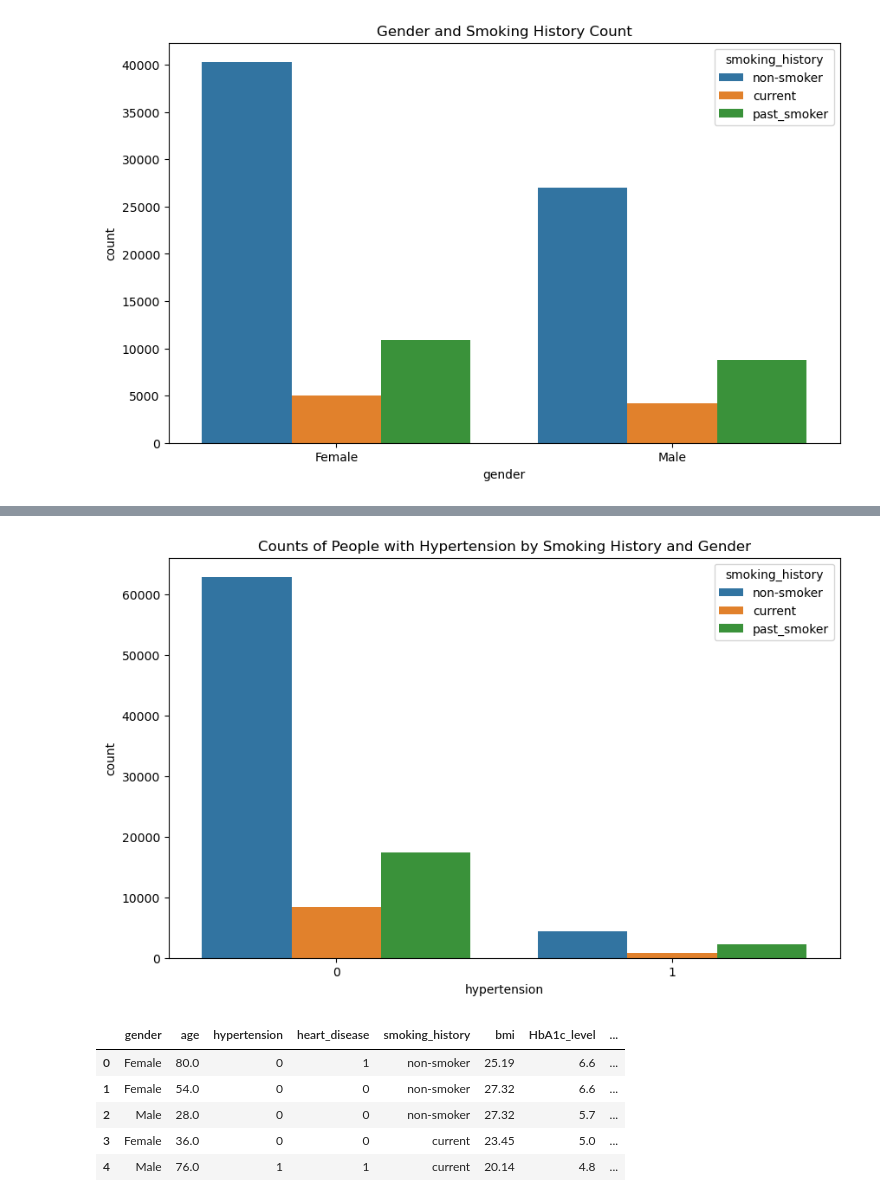
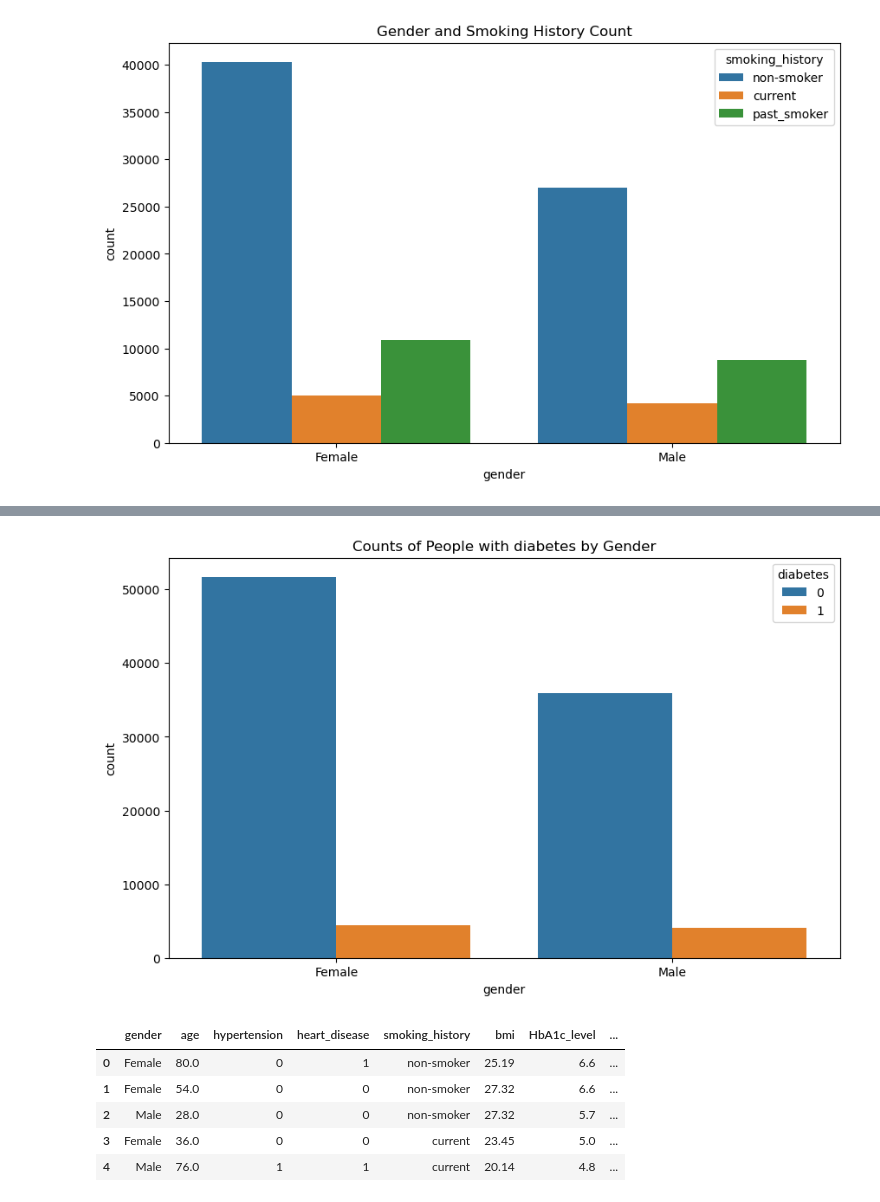
Before and after one commit to fudge-fantastic/Machine-Learning, a Jupyter notebook: Diabetes_Prediction/Untitled.ipynb, the cells around one changed output, grey strips where cells are left out. Cells and saved outputs as stored; diff of their text form; code cells hidden in the pictures.

```diff
--- a/Diabetes_Prediction/Untitled.ipynb
+++ b/Diabetes_Prediction/Untitled.ipynb
@@ -229,10 +244,10 @@ plt.show()
 # %%
 plt.figure(figsize=(10, 6))
-sns.countplot(x='hypertension', hue='smoking_history', data=data, dodge=True)
-plt.title("Counts of People with Hypertension by Smoking History and Gender")
+sns.countplot(x='gender', hue='diabetes', data=data, dodge=True)
+plt.title("Counts of People with diabetes by Gender")
 plt.show()
 # %% [output]
-[figure, old version]
+[figure, new version]
 # %%
 data.head()
 # %% [output]
```
Also changed, not shown: parts of 14 cells of this notebook, 1 other file.
